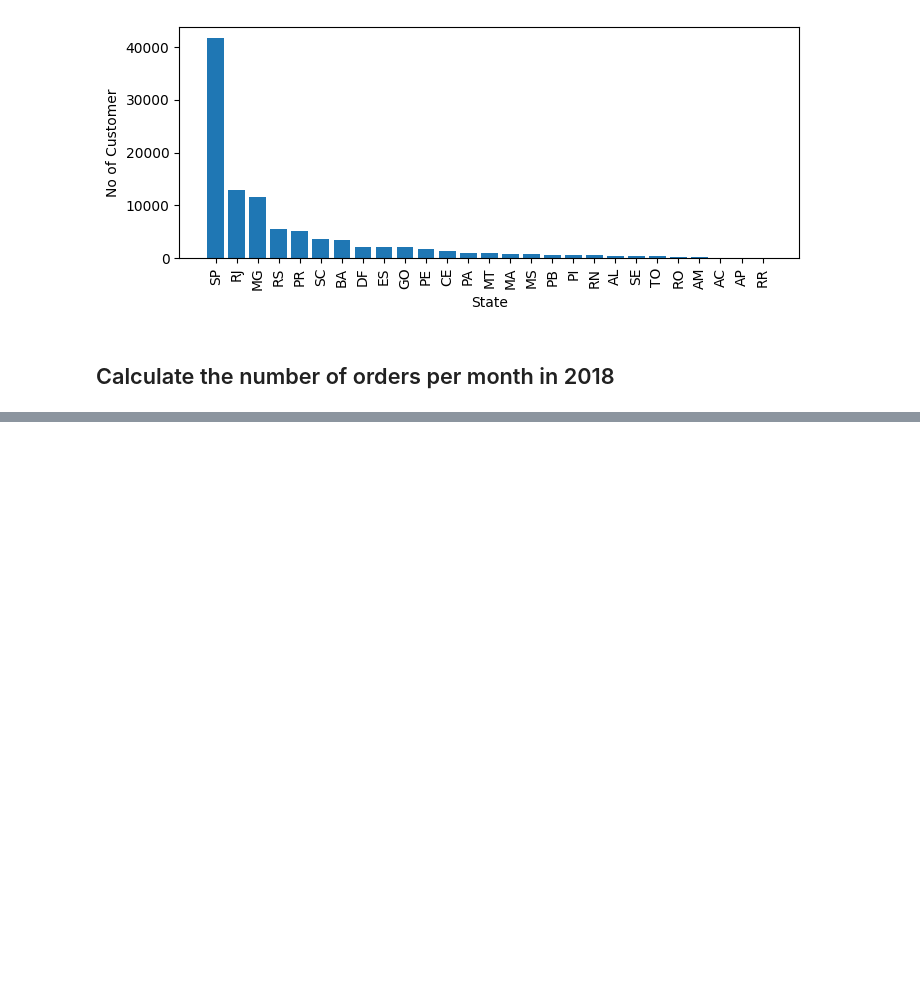
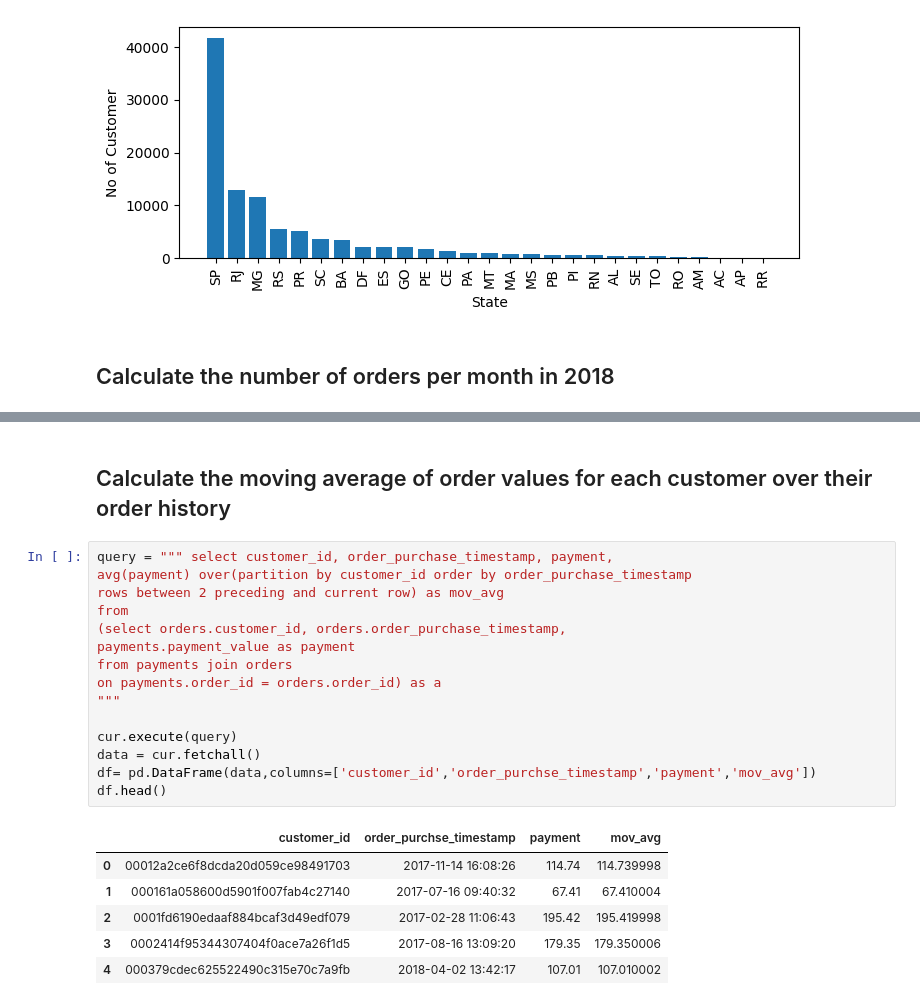
Before and after one commit to MontyDevelop/Ecommerce-data-analysis, a Jupyter notebook: Ecommerce(SQL+Python) Data analysis.ipynb, the cells around one changed output, grey strips where cells are left out. Drawn from its saved outputs; the diff is of its cells as text; blank space fills up the shorter version.

```diff
--- a/Ecommerce(SQL+Python) Data analysis.ipynb
+++ b/Ecommerce(SQL+Python) Data analysis.ipynb
@@ -119,0 +218,24 @@ plt.show()
+# %% [markdown]
+## Calculate the moving average of order values for each customer over their order history
+# %%
+query = """ select customer_id, order_purchase_timestamp, payment,
+avg(payment) over(partition by customer_id order by order_purchase_timestamp
+rows between 2 preceding and current row) as mov_avg
+from
+(select orders.customer_id, orders.order_purchase_timestamp,
+payments.payment_value as payment
+from payments join orders
+on payments.order_id = orders.order_id) as a
+"""
+
+cur.execute(query)
+data = cur.fetchall()
+df= pd.DataFrame(data,columns=['customer_id','order_purchse_timestamp','payment','mov_avg'])
+df.head()
+# %% [output]
+|  | customer_id | order_purchse_timestamp | payment | mov_avg |
+| 0 | 00012a2ce6f8dcda20d059ce98491703 | 2017-11-14 16:08:26 | 114.74 | 114.739998 |
+| 1 | 000161a058600d5901f007fab4c27140 | 2017-07-16 09:40:32 | 67.41 | 67.410004 |
+| 2 | 0001fd6190edaaf884bcaf3d49edf079 | 2017-02-28 11:06:43 | 195.42 | 195.419998 |
+| 3 | 0002414f95344307404f0ace7a26f1d5 | 2017-08-16 13:09:20 | 179.35 | 179.350006 |
+| 4 | 000379cdec625522490c315e70c7a9fb | 2018-04-02 13:42:17 | 107.01 | 107.010002 |
```
Also changed, not shown: parts of 19 cells of this notebook.
